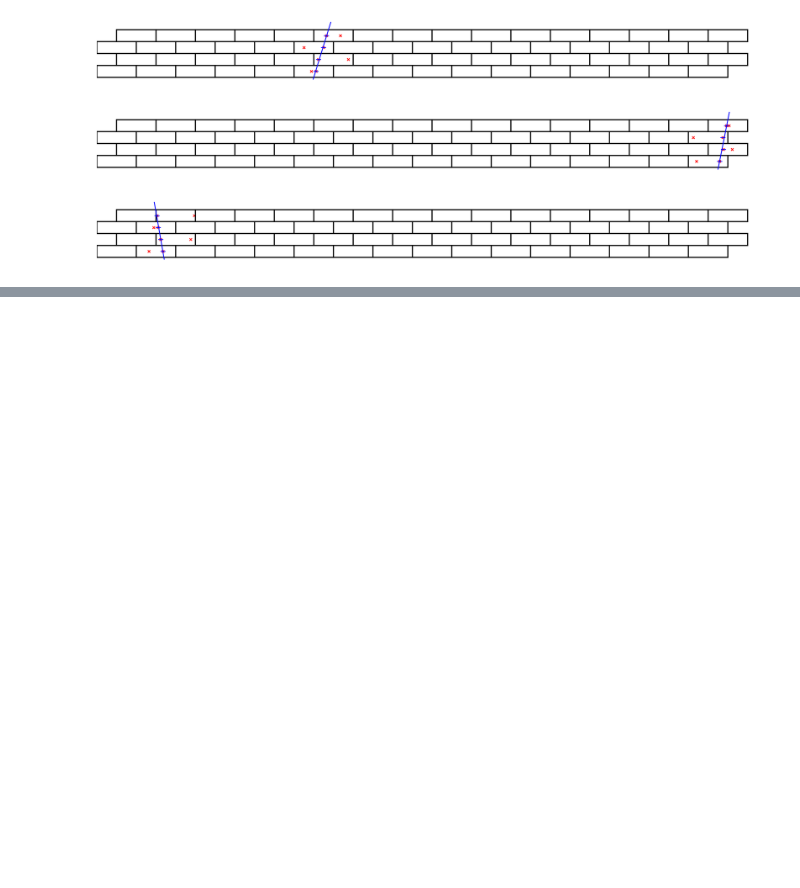
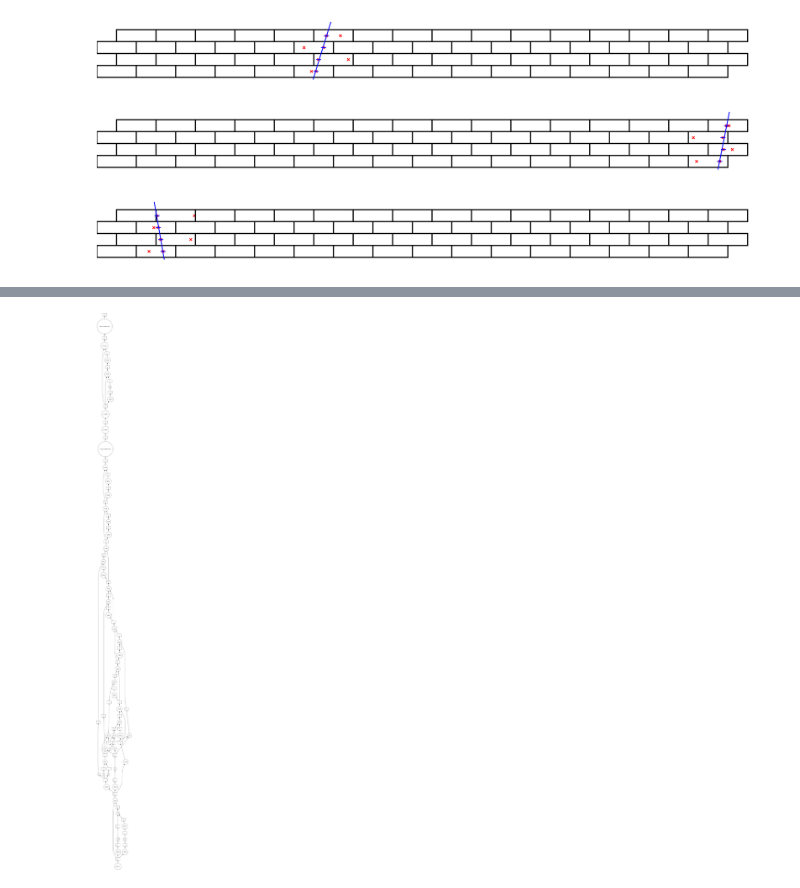
Before and after one commit to MattiaCeravolo/LCP_projects_Y3, a Jupyter notebook: part_3_with_commentary.ipynb, the cells around one changed output, grey strips where cells are left out. Saved outputs shown, nothing was run; the diff lists cells and outputs as text; code cells hidden in the pictures; blank space fills up the shorter version.

```diff
--- a/part_3_with_commentary.ipynb
+++ b/part_3_with_commentary.ipynb
@@ -753,0 +758,46 @@ total execution time (s): 355.963680267334 i.e. 5.932728004455567 min
+# %%
+import dask.dataframe as dd
+
+dataset = dd.read_csv("data_000000.txt",assume_missing=True) #without that parameter type inference fails: it tries to cast bx & meas to int64, but float64 is needed to the presence of some nan
+
+dataset['TIME'] = dataset['BX_COUNTER']*25 + dataset['TDC_MEAS']*25/30
+
+fpga = dataset['FPGA'] == 1
+channel = (dataset['TDC_CHANNEL'] > 64) & (dataset['TDC_CHANNEL'] <= 128)
+trigger = dataset['TDC_CHANNEL'] == 139
+
+detectors = [~fpga & ~channel, ~fpga & channel, fpga & ~channel, fpga & channel]
+
+dataset["DETECTOR"] = -1 #.loc[] can't be used due to dask.dataframe deficiencies wrt pandas, but without it it's impossible to create a column on the fly; therefore I assign it here
+
+for i in range(len(detectors)) :
+    #dataset.loc[detectors[i],'DETECTOR'] = i+1 #https://stackoverflow.com/questions/54360549/dask-item-assignment-cannot-use-loc-for-item-assignment
+    #dataset['DETECTOR'].mask(detectors[i],i+1) #mask does NOT support inplace=True!
+    dataset["DETECTOR"] = dataset['DETECTOR'].mask(detectors[i],i+1) #with dask.dataframe one needs to replace .loc[] with .mask() anytime a logical query is to be performed
+
+dataset['DETECTOR'] = dataset['DETECTOR'].mask(trigger,0)
+
+rest = dataset['TDC_CHANNEL'] % 4
+dic_replace = {0:1, 2:2, 3:3, 1:4}
+dataset['LAYER'] = rest
+# dataset['LAYER'].replace(dic_replace, inplace=True)
+dataset["LAYER"] = dataset['LAYER'].replace(dic_replace)
+dataset['LAYER'].mask(trigger,0)
+dataset = dataset.drop(['HEAD','FPGA'],axis=1)
+
+#remove orbits with no trigger activations
+dfd = dataset
+dfd = dfd.set_index("ORBIT_CNT") #uso l'orbita stessa come indice STANDO ATTENTO IN SEGUITO
+dfd = dfd.loc[dfd[dfd.TDC_CHANNEL == 139].index] #rimuovo gli indici e pertanto le orbite senza trigger
+dfd = dfd.drop(["BX_COUNTER","TDC_MEAS"],axis=1) #non mi servono più
+
+# dfd = dfd.repartition(npartitions=len(dfd.compute().groupby("ORBIT_CNT").nunique()))
+# print(dfd.known_divisions)
+# print(dfd.npartitions)
+
+#df.loc[(df.groupby(["ORBIT_CNT"],group_keys=False).size() > 2)] #this indexing fails even with an apparently sound repartition even though [...] works, I'm not sure why
+# ValueError: Not all divisions are known, can't align partitions. Please use `set_index` to set the index.
+# %%
+dfd.visualize()
+# %% [output]
+[figure, added]
```
Also changed, not shown: parts of 3 cells of this notebook.
